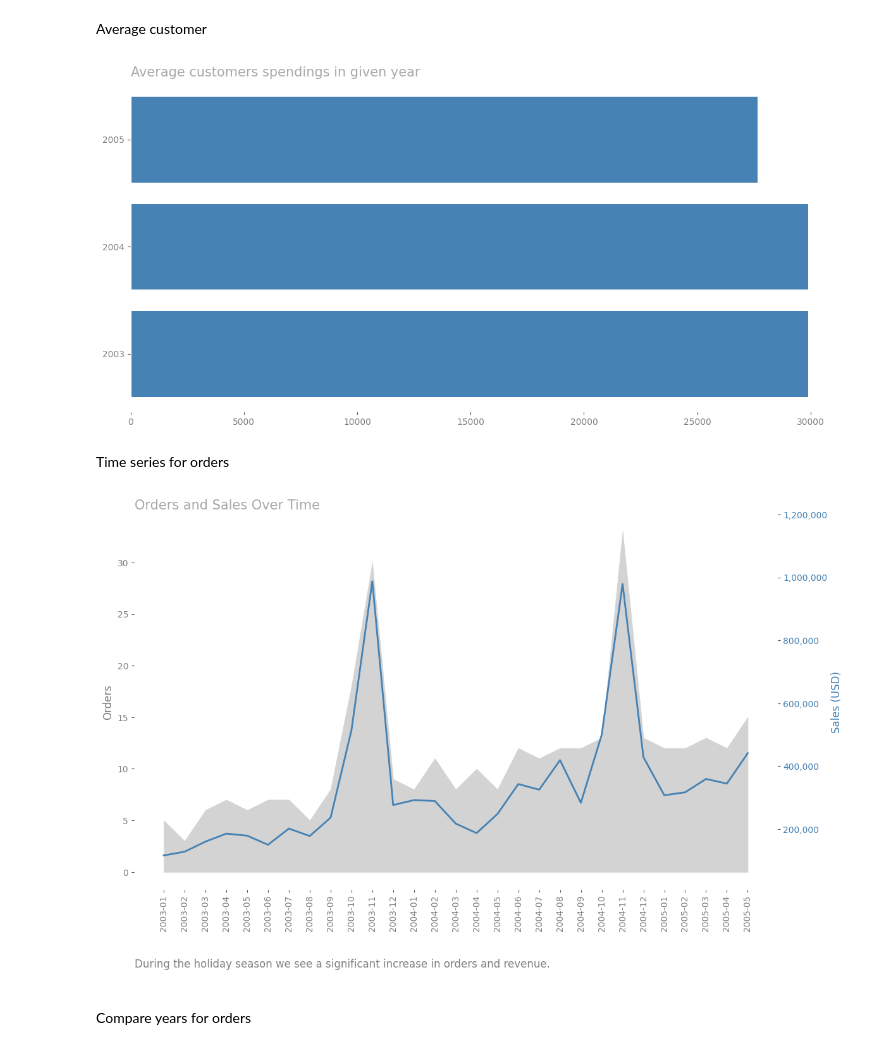
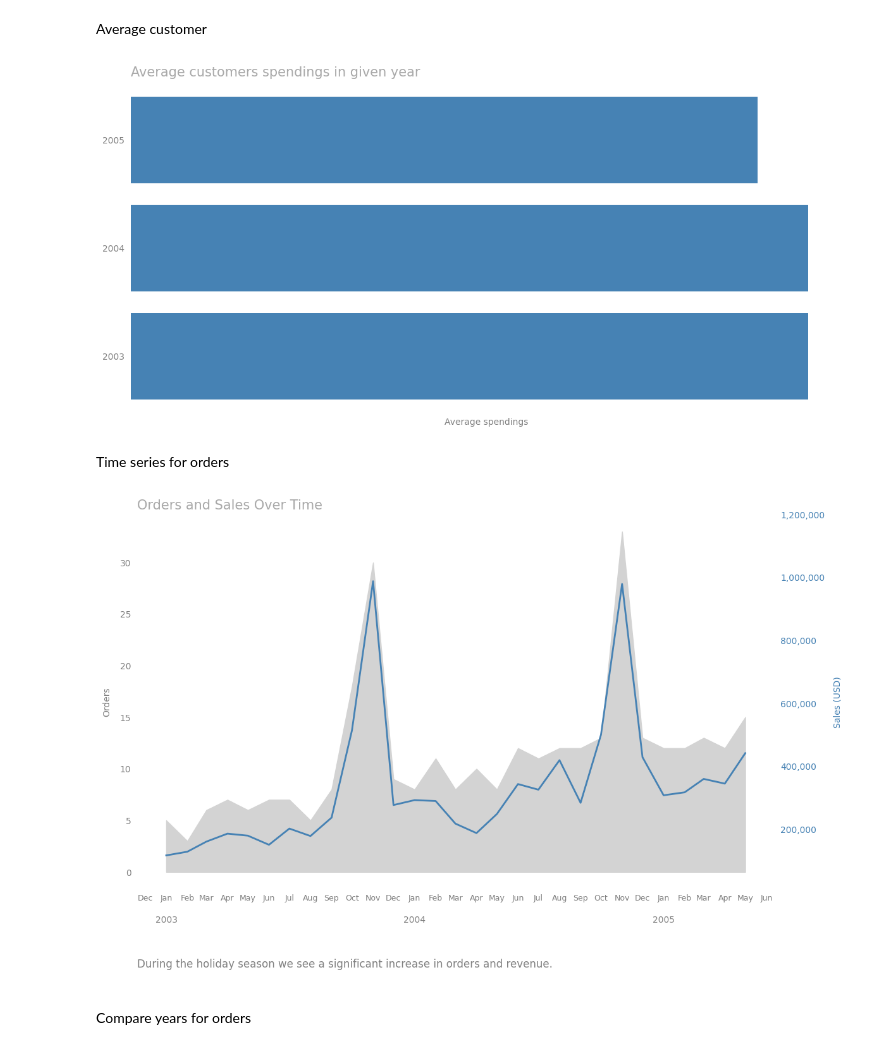
Before and after one commit to OgrodowskiJedrzej/Sales-Analysis, a Jupyter notebook: main.ipynb, the cells around one changed output. Drawn from its saved outputs; the diff is of its cells as text; code cells hidden in the pictures.

```diff
--- a/main.ipynb
+++ b/main.ipynb
@@ -77,11 +78,16 @@ bestSellingCountries = pd.read_sql(
 # Visualization of best selling countries
 plt.figure(figsize=(12,6))
 sns.barplot(y=bestSellingCountries["country"],x=bestSellingCountries["totalOrders"], palette='Blues_r')
-plt.title("Best selling countries", loc='left', fontsize=15, color='darkgrey',pad=20)
+plt.title("Best selling countries", loc='left', fontsize=15, color='darkgrey')
 plt.xlabel("Number of orders in total", color='grey')
-plt.xticks(color='grey')
+plt.xticks([])
 plt.ylabel(None)
 plt.yticks(color='grey')
+plt.tick_params(axis='y', left=False)
+plt.rcParams['axes.spines.left'] = False
+plt.rcParams['axes.spines.right'] = False
+plt.rcParams['axes.spines.top'] = False
+plt.rcParams['axes.spines.bottom'] = False
 plt.tight_layout()
 plt.show()
 # %% [output]
@@ -202,11 +208,17 @@ plt.barh(y=averageOfCustomersForGivenYear["orderYear"],
          width=averageOfCustomersForGivenYear["averageOrder"],color='steelblue')
 plt.title('Average customers spendings in given year',
           loc='left', fontsize=15, color='darkgrey')
-plt.xticks(color='grey')
+plt.xticks([])
+plt.xlabel("Average spendings", color='grey')
 plt.yticks(np.arange(firstYear, lastYear + 1,step=1), color="grey")
+plt.tick_params(left=False)
+plt.rcParams['axes.spines.left'] = False
+plt.rcParams['axes.spines.right'] = False
+plt.rcParams['axes.spines.top'] = False
+plt.rcParams['axes.spines.bottom'] = False
 plt.tight_layout()
 # %% [output]
-[figure, old version]
+[figure, new version]
 # %% [markdown]
 Time series for orders
 # %%
@@ -230,41 +242,54 @@ salesInTime = pd.read_sql(
     INNER JOIN orderdetails
     ON orderdetails.orderNumber = orders.orderNumber
     GROUP BY date
     """, connector)
 
+# Convert date columns to datetime
+ordersInTime['date'] = pd.to_datetime(ordersInTime['date'])
+salesInTime['date'] = pd.to_datetime(salesInTime['date'])
+
 fig, ax1 = plt.subplots(figsize=(12, 8))
 # First y-axis
 ax1.fill_between(
     ordersInTime["date"], ordersInTime["orderCount"], color='lightgray')
 plt.title("Orders and Sales Over Time", loc='left', fontsize=15, color='darkgrey')
-ax1.set_ylabel("Orders", color="gray")
-for label in ax1.get_xticklabels():
-    label.set_rotation(90)
-    label.set_color("grey")
+ax1.set_ylabel("Orders", color="gray", labelpad=10)
 
-ax1.tick_params(axis='y', labelcolor='grey')
+ax1.xaxis.remove_overlapping_locs = False
+ax1.xaxis.set_major_locator(mdates.YearLocator())
+ax1.xaxis.set_minor_locator(mdates.MonthLocator())
+ax1.xaxis.set_major_formatter(mdates.DateFormatter('\n\n%Y'))
+ax1.xaxis.set_minor_formatter(mdates.DateFormatter('%b'))
+ax1.tick_params(axis='x', which='both', labelcolor='grey', bottom=False)
+ax1.tick_params(axis='x', which="minor", labelsize=9)
 ax1.grid(False)
 
 # Second y-axis
 ax2 = ax1.twinx()
 ax2.plot(ordersInTime["date"], salesInTime["orderValue"], color='steelblue',linewidth=2)
-ax2.set_ylabel('Sales (USD)', color='steelblue')
-ax2.tick_params(axis='y', labelcolor='steelblue')
+ax2.set_ylabel('Sales (USD)', color='steelblue', labelpad=10)
+ax1.tick_params(axis='y', left=False, labelcolor='grey')
+ax2.tick_params(axis='y', labelcolor='steelblue', right=False)
 ax2.set_ylim(10000, 1200000)
 ax2.yaxis.set_major_formatter(ticker.StrMethodFormatter('{x:,.0f}'))
 ax2.grid(False)
+
+plt.rcParams['axes.spines.left'] = False
+plt.rcParams['axes.spines.right'] = False
+plt.rcParams['axes.spines.top'] = False
+plt.rcParams['axes.spines.bottom'] = False
 
 # Add description
 description = """
 During the holiday season we see a significant increase in orders and revenue.
 """
 plt.text(0, -0.2, description, ha='left', va='center',
          transform=ax1.transAxes, fontsize=12, color='grey')
 
 fig.tight_layout()
 plt.show()
 # %% [output]
-[figure, old version]
+[figure, new version]
 # %% [markdown]
 Compare years for orders
 # %%
```
Also changed, not shown: parts of 3 cells of this notebook.
